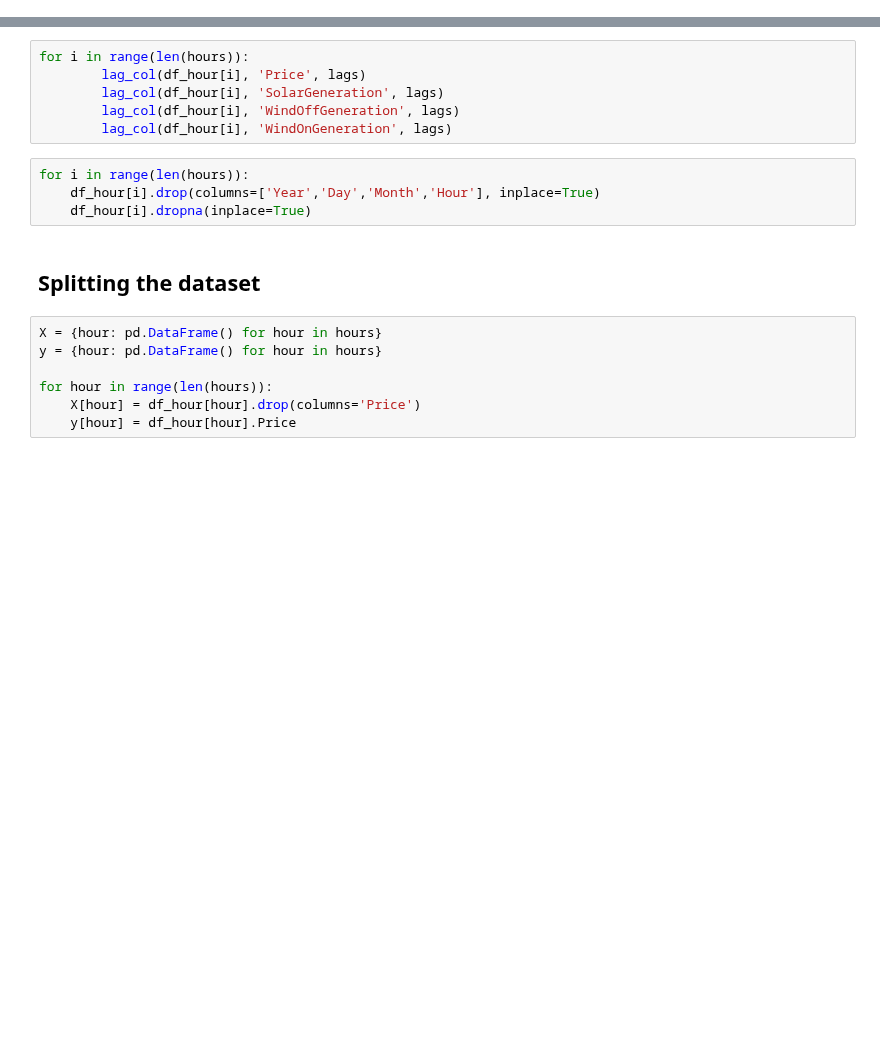
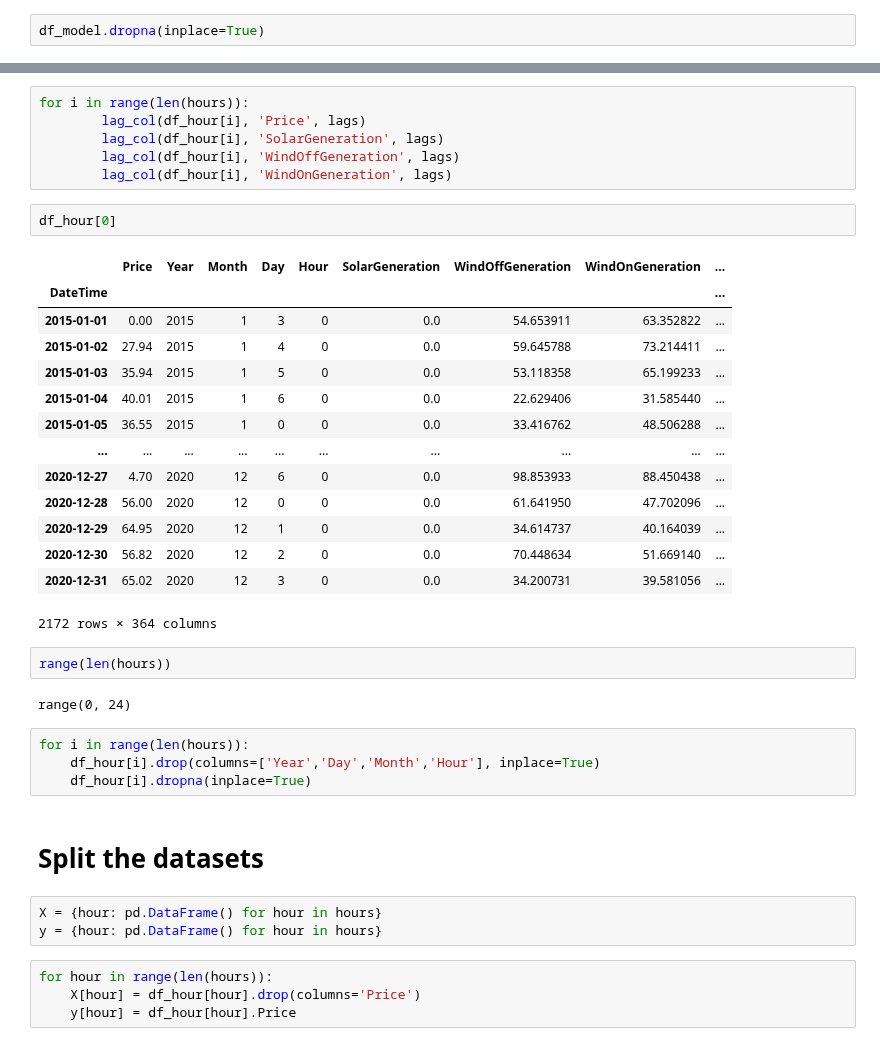
Before and after one commit to KlimisStilp/Price_Timeseries_UK_VScode, a Jupyter notebook: Price Timeseries UK/Totalload_SolarWind_Price_Timeseries.ipynb, the cells around one changed output, grey strips where cells are left out. Cells and saved outputs as stored; diff of their text form; blank space fills up the shorter version.

```diff
--- a/Price Timeseries UK/Totalload_SolarWind_Price_Timeseries.ipynb
+++ b/Price Timeseries UK/Totalload_SolarWind_Price_Timeseries.ipynb
@@ -266,6 +267,8 @@ df_model
 # Re-forming our dataset
 # %% [markdown]
 ## Creating single-hour data blocks
+# %%
+df_model.dropna(inplace=True)
 # %%
 hours = df_model['Hour'].unique().tolist()
 df_hour ={hour: pd.DataFrame() for hour in hours}
@@ -286,16 +289,37 @@ for i in range(len(hours)):
         lag_col(df_hour[i], 'SolarGeneration', lags)
         lag_col(df_hour[i], 'WindOffGeneration', lags)
         lag_col(df_hour[i], 'WindOnGeneration', lags)
+# %%
+df_hour[0]
+# %% [output]
+|  | Price | Year | Month | Day | Hour | SolarGeneration | WindOffGeneration | WindOnGeneration | ... |
+| DateTime |  |  |  |  |  |  |  |  | ... |
+| 2015-01-01 | 0.00 | 2015 | 1 | 3 | 0 | 0.0 | 54.653911 | 63.352822 | ... |
+| 2015-01-02 | 27.94 | 2015 | 1 | 4 | 0 | 0.0 | 59.645788 | 73.214411 | ... |
+| 2015-01-03 | 35.94 | 2015 | 1 | 5 | 0 | 0.0 | 53.118358 | 65.199233 | ... |
+| 2015-01-04 | 40.01 | 2015 | 1 | 6 | 0 | 0.0 | 22.629406 | 31.585440 | ... |
+| 2015-01-05 | 36.55 | 2015 | 1 | 0 | 0 | 0.0 | 33.416762 | 48.506288 | ... |
+| ... | ... | ... | ... | ... | ... | ... | ... | ... | ... |
+| 2020-12-27 | 4.70 | 2020 | 12 | 6 | 0 | 0.0 | 98.853933 | 88.450438 | ... |
+| 2020-12-28 | 56.00 | 2020 | 12 | 0 | 0 | 0.0 | 61.641950 | 47.702096 | ... |
+| 2020-12-29 | 64.95 | 2020 | 12 | 1 | 0 | 0.0 | 34.614737 | 40.164039 | ... |
+| 2020-12-30 | 56.82 | 2020 | 12 | 2 | 0 | 0.0 | 70.448634 | 51.669140 | ... |
+| 2020-12-31 | 65.02 | 2020 | 12 | 3 | 0 | 0.0 | 34.200731 | 39.581056 | ... |
+2172 rows × 364 columns
+# %%
+range(len(hours))
+# %% [output]
+range(0, 24)
 # %%
 for i in range(len(hours)):
     df_hour[i].drop(columns=['Year','Day','Month','Hour'], inplace=True)
     df_hour[i].dropna(inplace=True)
 # %% [markdown]
-## Splitting the dataset
+# Split the datasets
+# %%
+X = {hour: pd.DataFrame() for hour in hours}
+y = {hour: pd.DataFrame() for hour in hours}
 # %%
-X = {hour: pd.DataFrame() for hour in hours}
-y = {hour: pd.DataFrame() for hour in hours}
-
 for hour in range(len(hours)):
     X[hour] = df_hour[hour].drop(columns='Price')
     y[hour] = df_hour[hour].Price
```
Also changed, not shown: parts of 27 cells of this notebook, 2 other files.
